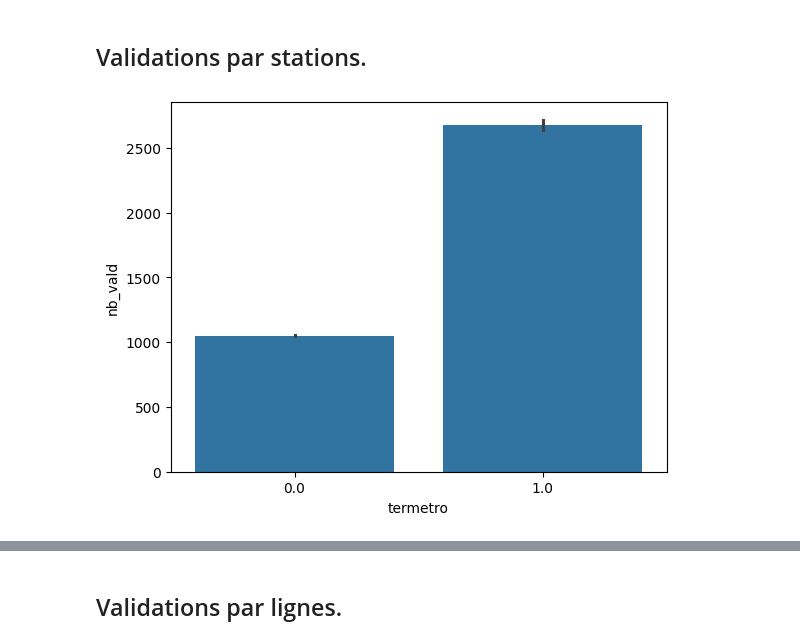
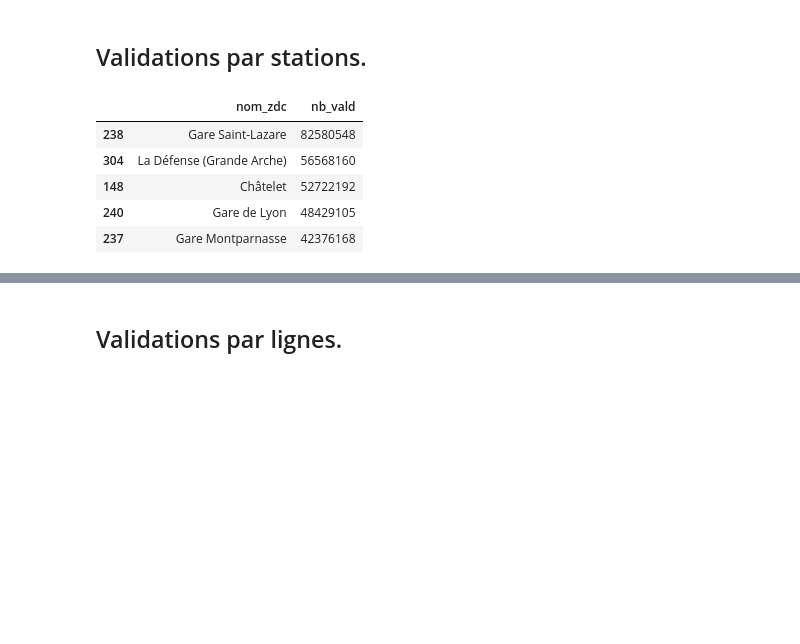
Before and after one commit to m1111111ke/idfm, a Jupyter notebook: notebooks/2_idfm_analyses.ipynb, the cells around one changed output, grey strips where cells are left out. Cells and saved outputs as stored; diff of their text form; code cells hidden in the pictures; blank space fills up the shorter version.

```diff
--- a/notebooks/2_idfm_analyses.ipynb
+++ b/notebooks/2_idfm_analyses.ipynb
@@ -55,13 +58,3 @@ memory usage: 418.3+ MB
 # Analyses.
 # %% [markdown]
 ## Validations par stations.
-# %%
-# TEST: nombre ou somme ?
-
-plt.figure()
-
-sns.barplot(df, y="nb_vald", x="termetro")
-
-plt.show()
-# %% [output]
-[figure, removed]
@@ -85 +70,10 @@ top_stations_df = df.sort_values(by="nb_vald", ascending=False).head()
+# %%
+top_stations_df.head()
+# %% [output]
+|  | nom_zdc | nb_vald |
+| 238 | Gare Saint-Lazare | 82580548 |
+| 304 | La Défense (Grande Arche) | 56568160 |
+| 148 | Châtelet | 52722192 |
+| 240 | Gare de Lyon | 48429105 |
+| 237 | Gare Montparnasse | 42376168 |
 # %%
```
Also changed, not shown: parts of 16 cells of this notebook, 1 other file.
